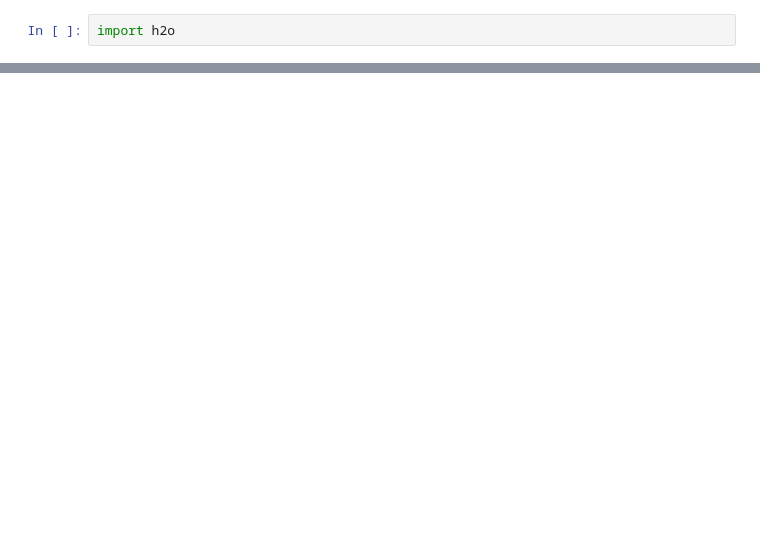
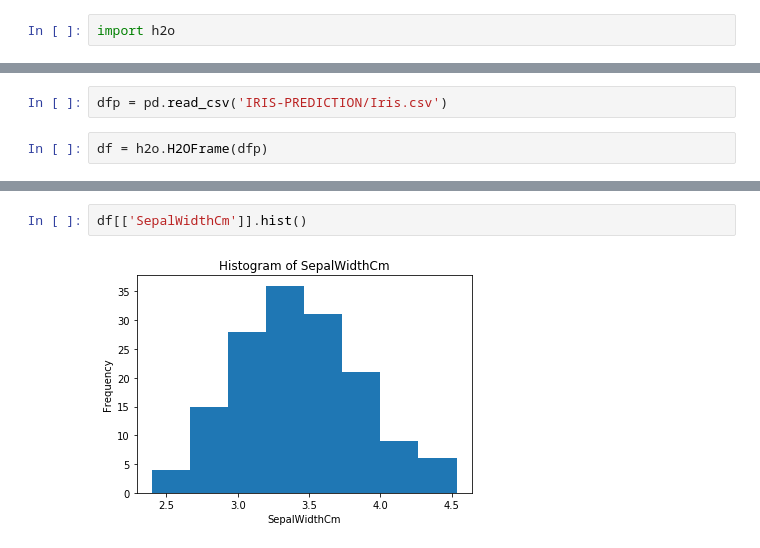
Before and after one commit to tanviredu/h20, a Jupyter notebook: python/Iris_h20.ipynb, the cells around one changed output, grey strips where cells are left out. Cells and saved outputs as stored; diff of their text form; blank space fills up the shorter version.

```diff
--- a/python/Iris_h20.ipynb
+++ b/python/Iris_h20.ipynb
@@ -30,0 +83,4 @@ Connecting to H2O server at http://127.0.0.1:54321 ... successful.
+# %%
+dfp = pd.read_csv('IRIS-PREDICTION/Iris.csv')
+# %%
+df = h2o.H2OFrame(dfp)
@@ -30,0 +145,4 @@ Connecting to H2O server at http://127.0.0.1:54321 ... successful.
+# %%
+df[['SepalWidthCm']].hist()
+# %% [output]
+[figure, added]
```
Also changed, not shown: parts of 66 cells of this notebook, 1 other file.
